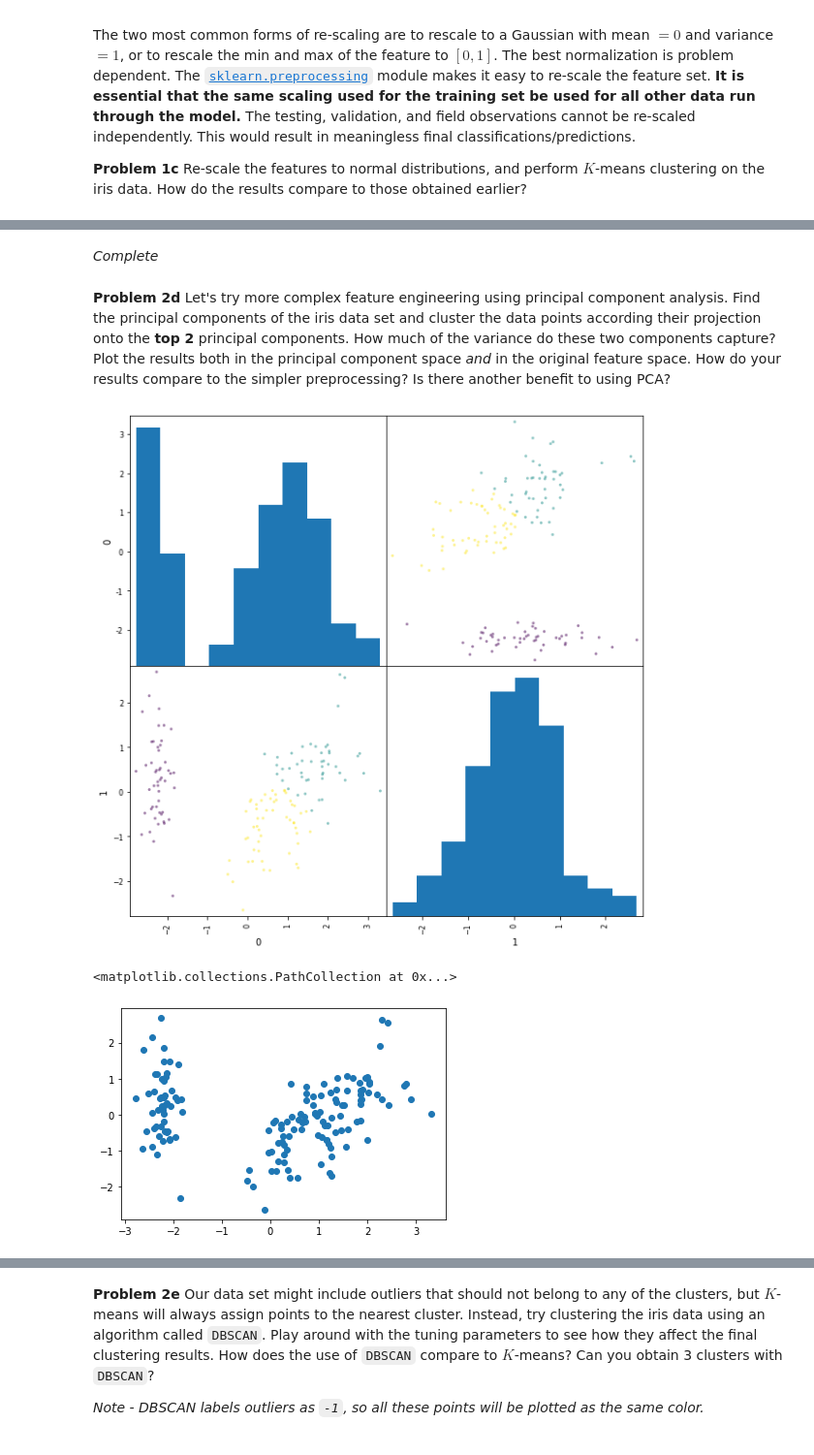
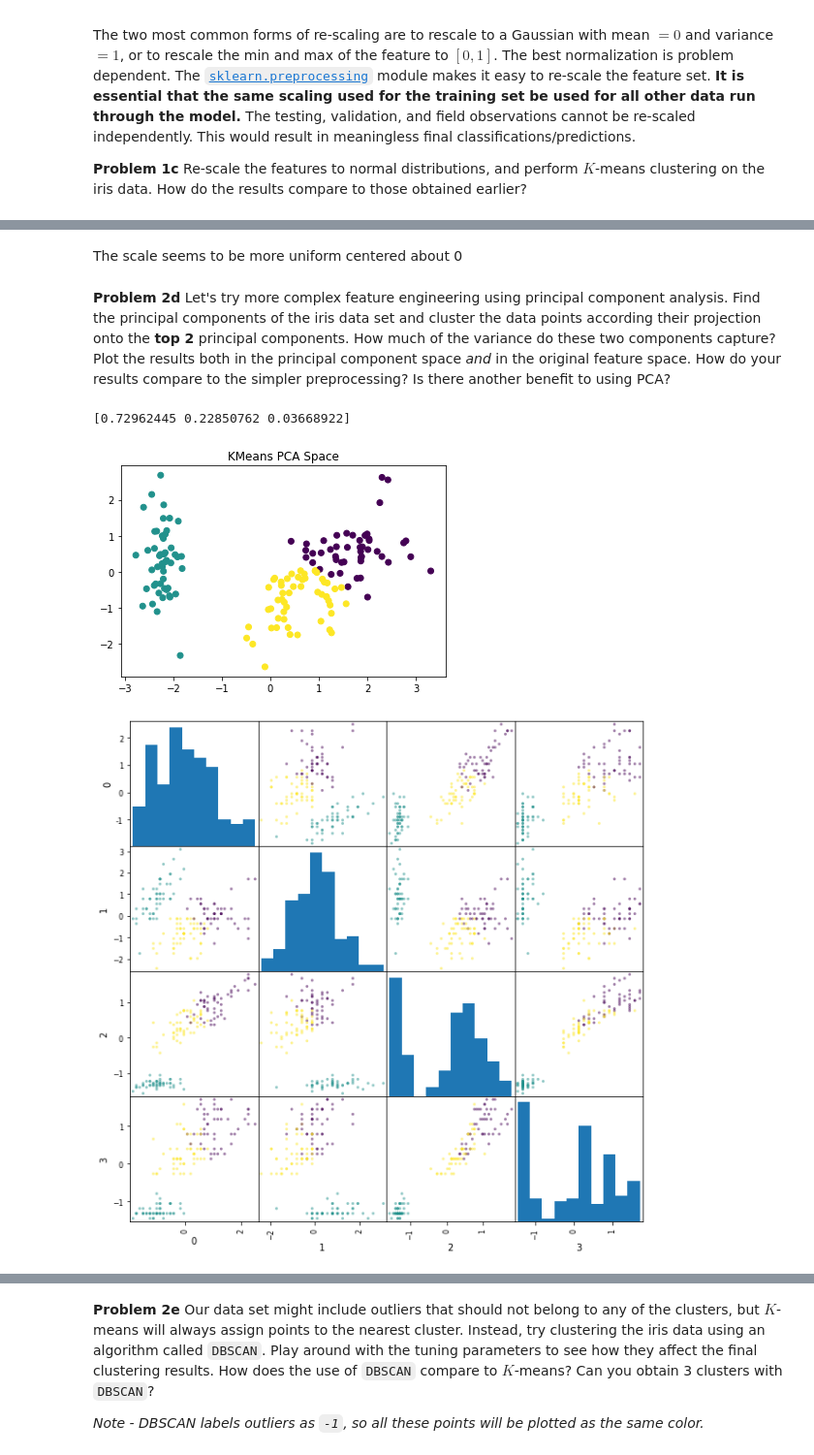
Before and after one commit to ASTR154/clustering, a Jupyter notebook: clustering.ipynb, the cells around one changed output, grey strips where cells are left out. Shown at 97% size. Cells and saved outputs as stored; diff of their text form; code cells hidden in the pictures.

```diff
--- a/clustering.ipynb
+++ b/clustering.ipynb
@@ -117,27 +117,31 @@ plt.show()
-# %% [markdown]
-*Complete*
+# %% [markdown]
+The scale seems to be more uniform centered about 0
 # %% [markdown]
 **Problem 2d** Let's try more complex feature engineering using principal component analysis. Find the principal components of the iris data set and cluster the data points according their projection onto the **top 2** principal components. How much of the variance do these two components capture?
 Plot the results both in the principal component space *and* in the original feature space. How do your results compare to the simpler preprocessing? Is there another benefit to using PCA?
 # %%
 from sklearn.decomposition import PCA
 
-pca = PCA(n_components = 2)
+pca = PCA(n_components = 3)
 pca.fit(s)
 Xt = pd.DataFrame(pca.transform(s))
-S = scaler.fit_transform(file)
 
 pcadata = pca.transform(s)
 
+pcaKMeans = KMeans(n_clusters = 3)
+pcaKMeans.fit(Xt)
+pcaclusters = pcaKMeans.fit_predict(Xt, y = None, sample_weight = None)
+print(pca.explained_variance_ratio_)
+plt.scatter(pcadata[:,0], pcadata[:,1], c = pcaclusters)
+plt.title('KMeans PCA Space')
+
 KMeans3 = KMeans(n_clusters = 3)
-KMeans3.fit(Xt)
-clusters5 = KMeans3.fit_predict(Xt, y = None, sample_weight = None)
+KMeans3.fit(s)
+clusters4 = KMeans3.fit_predict(s, y = None, sample_weight = None)
 
-pd.plotting.scatter_matrix(Xt, c = clusters5, figsize = (10, 10))
+pd.plotting.scatter_matrix(s, c = clusters4, figsize = (10, 10))
 plt.show()
-
-plt.scatter(pcadata[:,0], pcadata[:,1])
 # %% [output]
+[0.72962445 0.22850762 0.03668922]
-[figure, old version]
+[figure, new version]
-<matplotlib.collections.PathCollection at 0x...>
-[figure, old version]
+[figure, new version]
```
Also changed, not shown: parts of 17 cells of this notebook.
